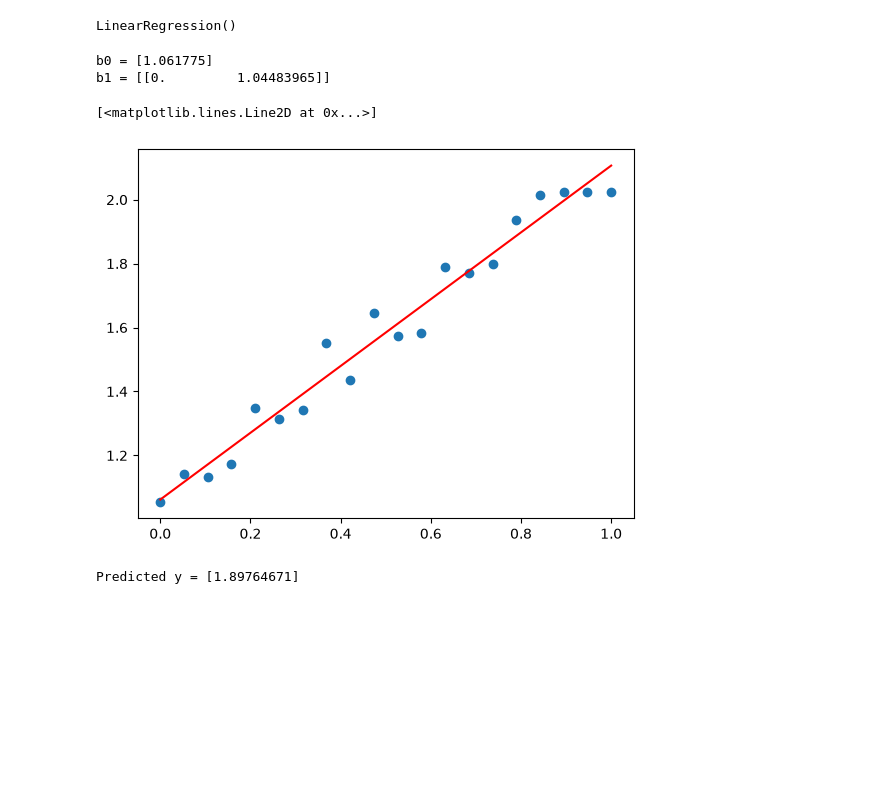
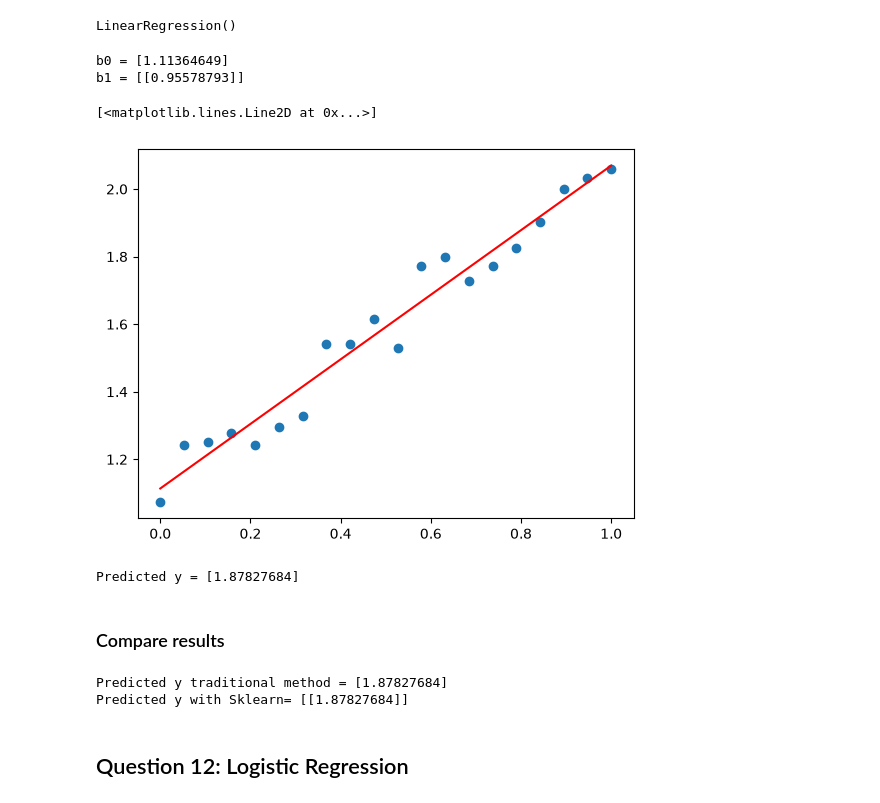
Before and after one commit to AndresAriasM/FAU_course_projects, a Jupyter notebook: Computationl_Foundations_AI/Assignment_1/basic_ml.ipynb, the cells around one changed output. Drawn from its saved outputs; the diff is of its cells as text; code cells hidden in the pictures; blank space fills up the shorter version.

```diff
--- a/Computationl_Foundations_AI/Assignment_1/basic_ml.ipynb
+++ b/Computationl_Foundations_AI/Assignment_1/basic_ml.ipynb
@@ -103,34 +101,39 @@ plt.show()
 # %%
 from sklearn.linear_model import LinearRegression
 
-model = LinearRegression()
+model = LinearRegression() # fit_intercept=True by default
 
-# We already have X in a matrix format
-# Note: LinearRegression adds its own intercept, so the ones column is redundant here
-# (its coefficient just comes out as 0 and b0 is reported in model.intercept_)
-model.fit(X, y)
+# pass the RAW feature (no_x, 1), reusing X would add a redundant column of 1s
+model.fit(x.reshape(-1, 1), y)
 # %% [output]
 LinearRegression()
 # %%
-# Same values as the manual beta above
-print("b0 =", model.intercept_)   # intercept
-print("b1 =", model.coef_)        # [coef of the ones column (~0), slope]
+print("b0 =", model.intercept_)
+print("b1 =", model.coef_)
 # %% [output]
-b0 = [1.061775]
-b1 = [[0.         1.04483965]]
+b0 = [1.11364649]
+b1 = [[0.95578793]]
 # %%
-# Check that sklearn's line matches the one we computed by hand
-y_line = model.predict(X)
+y_line = model.predict(x.reshape(-1, 1)) # sklearn's equivalent of X @ beta
 plt.scatter(x, y)
 plt.plot(x, y_line, 'r')
 # %% [output]
 [<matplotlib.lines.Line2D at 0x...>]
-[figure, old version]
+[figure, new version]
 # %%
-# predict() expects a 2D array with the same columns used in fit(), so we rebuild [1, x]
-x_new = np.array([[0.8]])
-X_new = np.column_stack((np.ones(len(x_new)), x_new))
-y_new = model.predict(X_new)
-print("Predicted y =", y_new[0])
+x_new1 = np.array([[0.8]])
+y_new1 = model.predict(x_new1)
+print("Predicted y =", y_new1[0])
 # %% [output]
-Predicted y = [1.89764671]
+Predicted y = [1.87827684]
+# %% [markdown]
+### Compare results
+# %%
+# Identical up to floating point precision
+print("Predicted y traditional method =", y_new)
+print("Predicted y with Sklearn=", y_new1)
+# %% [output]
+Predicted y traditional method = [1.87827684]
+Predicted y with Sklearn= [[1.87827684]]
+# %% [markdown]
+## Question 12: Logistic Regression
```
Also changed, not shown: parts of 25 cells of this notebook.
